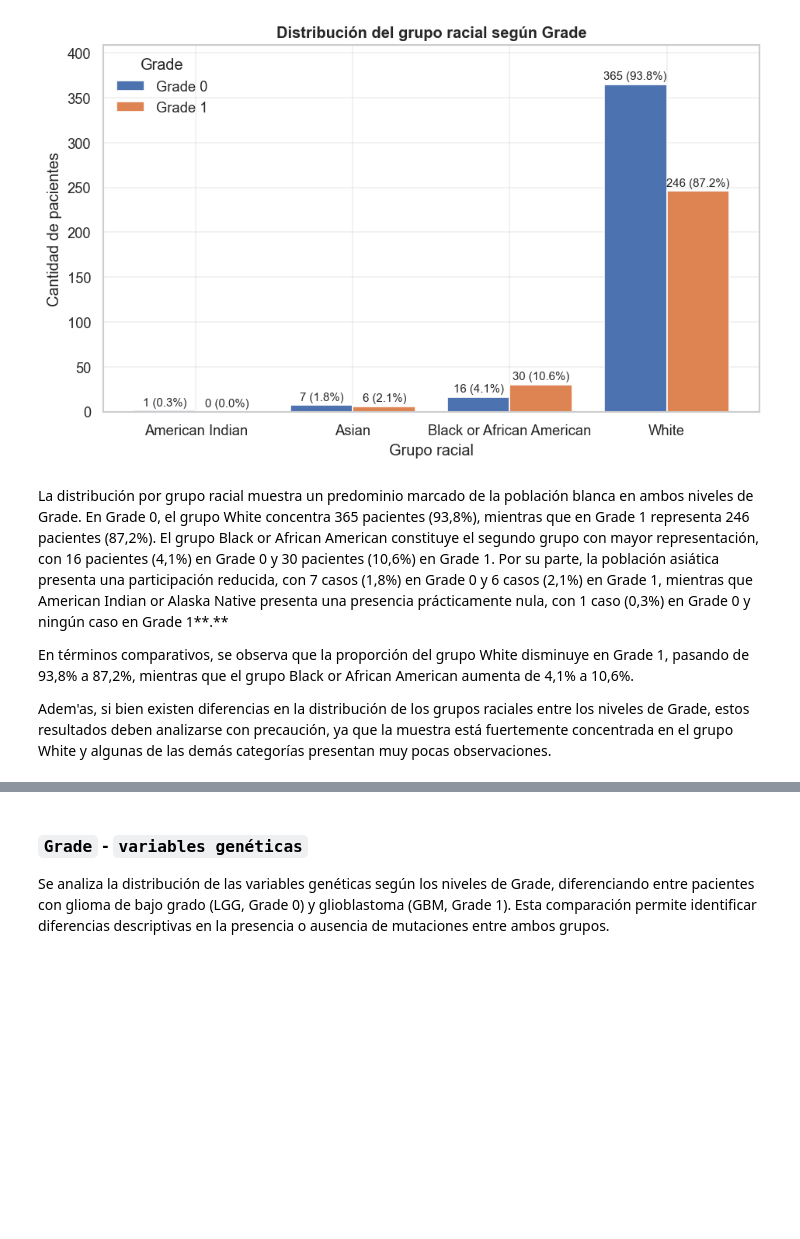
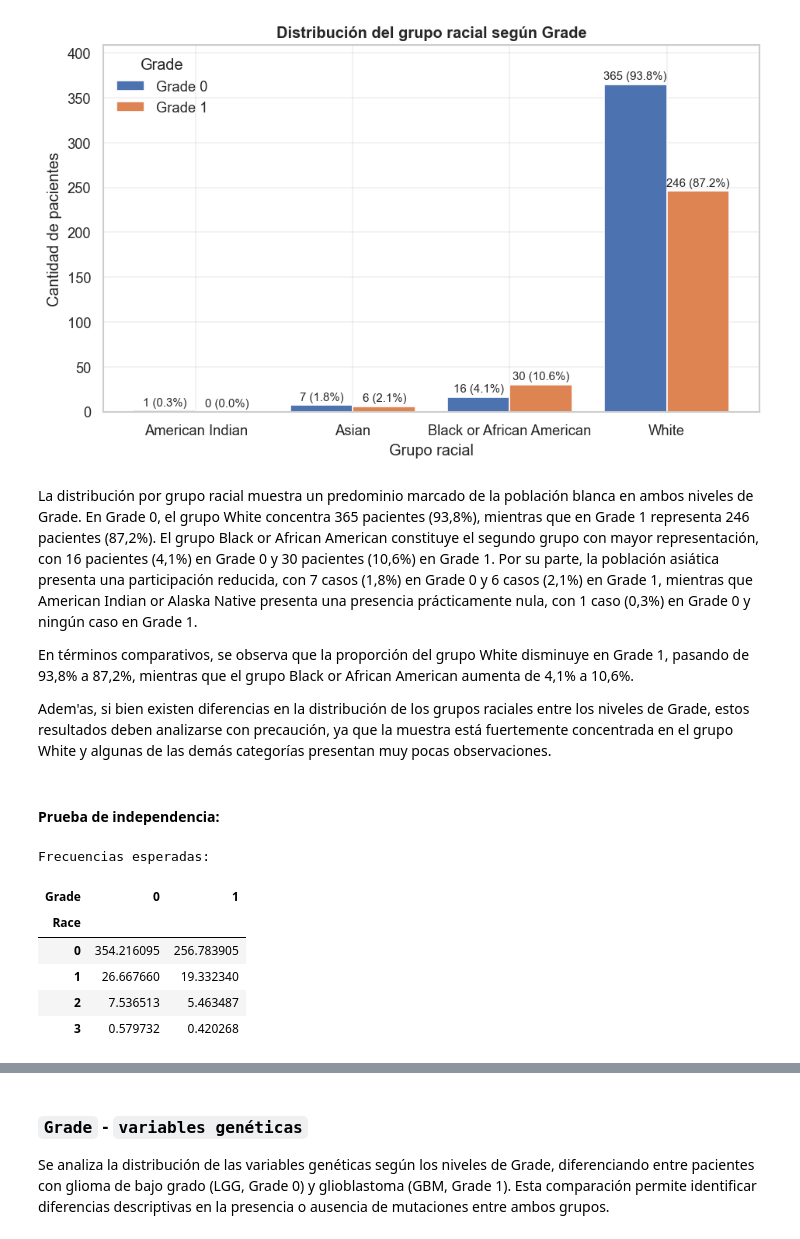
Before and after one commit to Alej0126/Jbook_dataviz, a Jupyter notebook: docs/_build/jupyter_execute/notebooks.ipynb, the cells around one changed output, grey strips where cells are left out. Drawn from its saved outputs; the diff is of its cells as text; code cells hidden in the pictures; blank space fills up the shorter version.

```diff
--- a/docs/_build/jupyter_execute/notebooks.ipynb
+++ b/docs/_build/jupyter_execute/notebooks.ipynb
@@ -829,8 +904,32 @@ tabla_race_bivariada = analisis_bivariado(
 # %% [output]
 [figure]
 # %% [markdown]
-La distribución por grupo racial muestra un predominio marcado de la población blanca en ambos niveles de Grade. En Grade 0, el grupo White concentra 365 pacientes (93,8%), mientras que en Grade 1 representa 246 pacientes (87,2%). El grupo Black or African American constituye el segundo grupo con mayor representación, con 16 pacientes (4,1%) en Grade 0 y 30 pacientes (10,6%) en Grade 1. Por su parte, la población asiática presenta una participación reducida, con 7 casos (1,8%) en Grade 0 y 6 casos (2,1%) en Grade 1, mientras que American Indian or Alaska Native presenta una presencia prácticamente nula, con 1 caso (0,3%) en Grade 0 y ningún caso en Grade 1**.**
+La distribución por grupo racial muestra un predominio marcado de la población blanca en ambos niveles de Grade. En Grade 0, el grupo White concentra 365 pacientes (93,8%), mientras que en Grade 1 representa 246 pacientes (87,2%). El grupo Black or African American constituye el segundo grupo con mayor representación, con 16 pacientes (4,1%) en Grade 0 y 30 pacientes (10,6%) en Grade 1. Por su parte, la población asiática presenta una participación reducida, con 7 casos (1,8%) en Grade 0 y 6 casos (2,1%) en Grade 1, mientras que American Indian or Alaska Native presenta una presencia prácticamente nula, con 1 caso (0,3%) en Grade 0 y ningún caso en Grade 1.
 
 En términos comparativos, se observa que la proporción del grupo White disminuye en Grade 1, pasando de 93,8% a 87,2%, mientras que el grupo Black or African American aumenta de 4,1% a 10,6%.
 
 Adem'as, si bien existen diferencias en la distribución de los grupos raciales entre los niveles de Grade, estos resultados deben analizarse con precaución, ya que la muestra está fuertemente concentrada en el grupo White y algunas de las demás categorías presentan muy pocas observaciones.
+# %% [markdown]
+#### Prueba de independencia:
+# %%
+tabla_race_grade = pd.crosstab(
+    train_data["Race"],
+    train_data["Grade"]
+)
+
+chi2, p_value, dof, expected = chi2_contingency(tabla_race_grade)
+
+print("\nFrecuencias esperadas:")
+display(pd.DataFrame(
+    expected,
+    index=tabla_race_grade.index,
+    columns=tabla_race_grade.columns
+))
+# %% [output]
+Frecuencias esperadas:
+| Grade | 0 | 1 |
+| Race |  |  |
+| 0 | 354.216095 | 256.783905 |
+| 1 | 26.667660 | 19.332340 |
+| 2 | 7.536513 | 5.463487 |
+| 3 | 0.579732 | 0.420268 |
```
Also changed, not shown: parts of 10 cells of this notebook, 7 other files.
